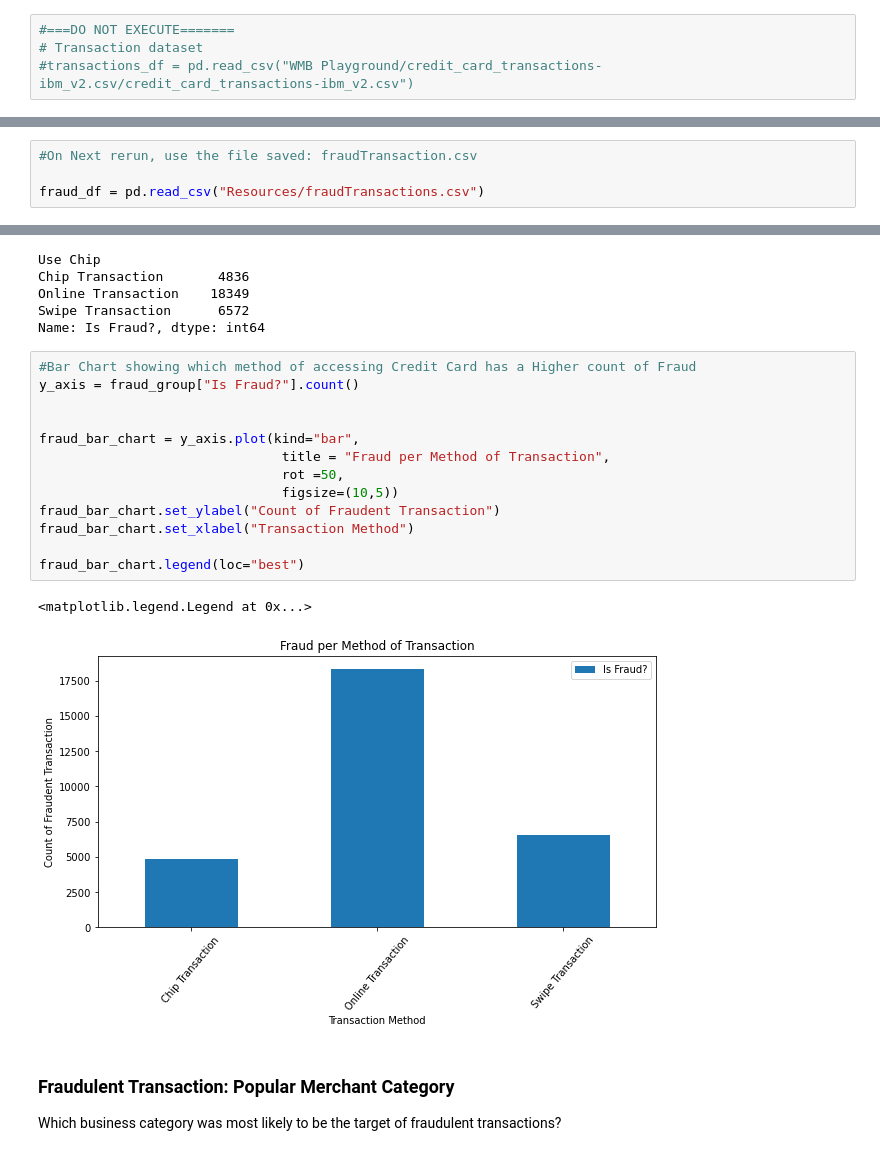
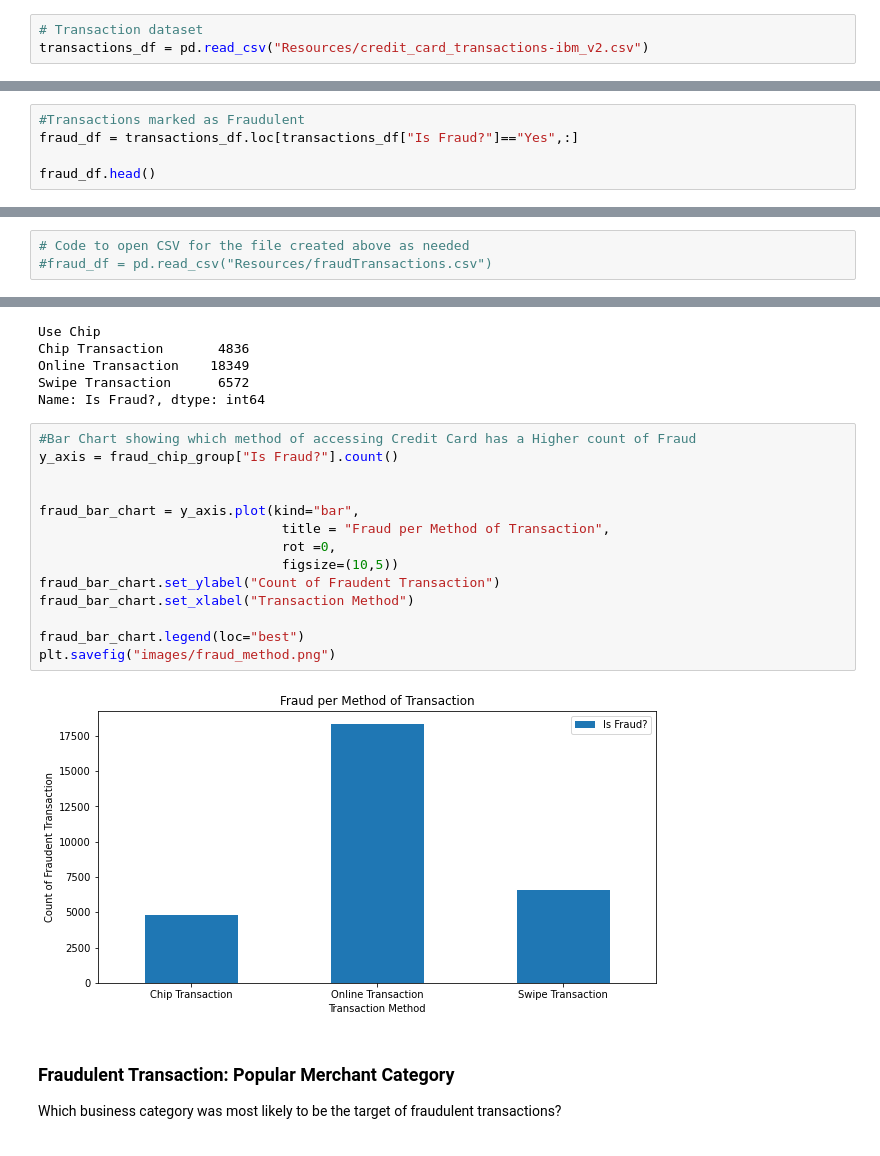
Before and after one commit to OP78142/UTSA-Bootcamp-Final, a Jupyter notebook: Credit Card Data Analysis.ipynb, the cells around one changed output, grey strips where cells are left out. Saved outputs shown, nothing was run; the diff lists cells and outputs as text.

Commit message:
Visualizaion Updates

```diff
--- a/Credit Card Data Analysis.ipynb
+++ b/Credit Card Data Analysis.ipynb
@@ -45,7 +50,6 @@ cards_df.shape
 # %% [output]
 (6146, 13)
 # %%
-#===DO NOT EXECUTE=======
 # Transaction dataset
-#transactions_df = pd.read_csv("WMB Playground/credit_card_transactions-ibm_v2.csv/credit_card_transactions-ibm_v2.csv")
+transactions_df = pd.read_csv("Resources/credit_card_transactions-ibm_v2.csv")
 # %%
@@ -76,0 +71,5 @@ fraud_df.to_csv("Resources/fraudTransactions.csv", index=False, header=True)
+# %%
+#Transactions marked as Fraudulent
+fraud_df = transactions_df.loc[transactions_df["Is Fraud?"]=="Yes",:]
+
+fraud_df.head()
@@ -77,4 +86,3 @@ fraud_df.to_csv("Resources/fraudTransactions.csv", index=False, header=True)
 # %%
-#On Next rerun, use the file saved: fraudTransaction.csv
-
-fraud_df = pd.read_csv("Resources/fraudTransactions.csv")
+# Code to open CSV for the file created above as needed
+#fraud_df = pd.read_csv("Resources/fraudTransactions.csv")
@@ -111,20 +106,20 @@ Swipe Transaction      6572
 Name: Is Fraud?, dtype: int64
 # %%
 #Bar Chart showing which method of accessing Credit Card has a Higher count of Fraud
-y_axis = fraud_group["Is Fraud?"].count()
+y_axis = fraud_chip_group["Is Fraud?"].count()
 
 
 fraud_bar_chart = y_axis.plot(kind="bar",
                                title = "Fraud per Method of Transaction",
-                               rot =50,
+                               rot =0,
                                figsize=(10,5))
 fraud_bar_chart.set_ylabel("Count of Fraudent Transaction")
 fraud_bar_chart.set_xlabel("Transaction Method")
 
 fraud_bar_chart.legend(loc="best")
+plt.savefig("images/fraud_method.png")
 # %% [output]
-<matplotlib.legend.Legend at 0x...>
-[figure, old version]
+[figure, new version]
 # %% [markdown]
 ### Fraudulent Transaction: Popular Merchant Category
 Which business category was most likely to be the target of fraudulent transactions?
```
Also changed, not shown: parts of 85 cells of this notebook, 8 other files.
